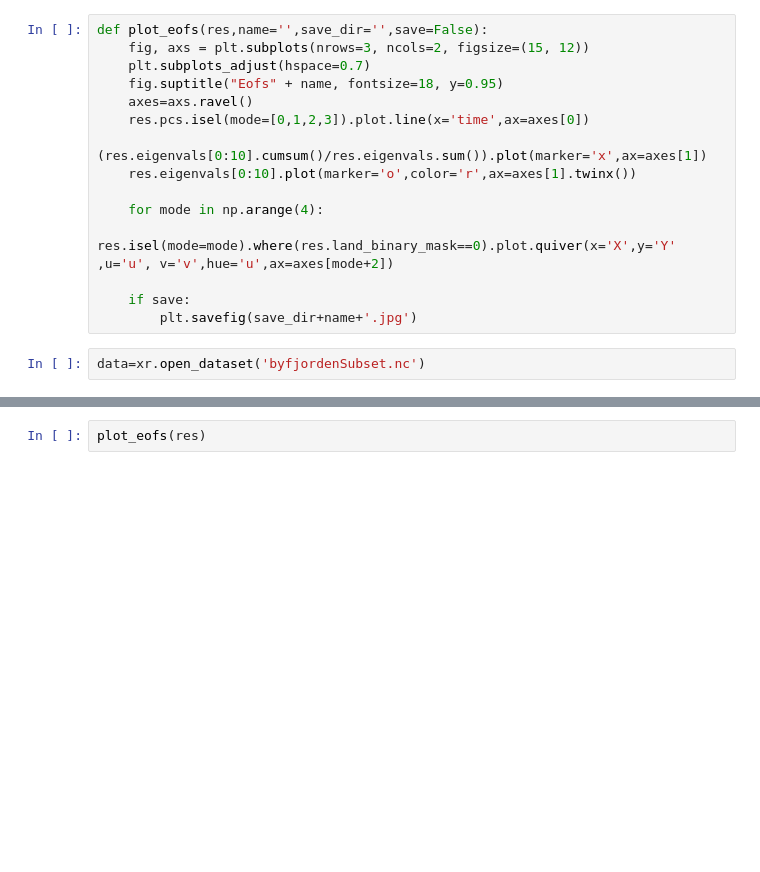
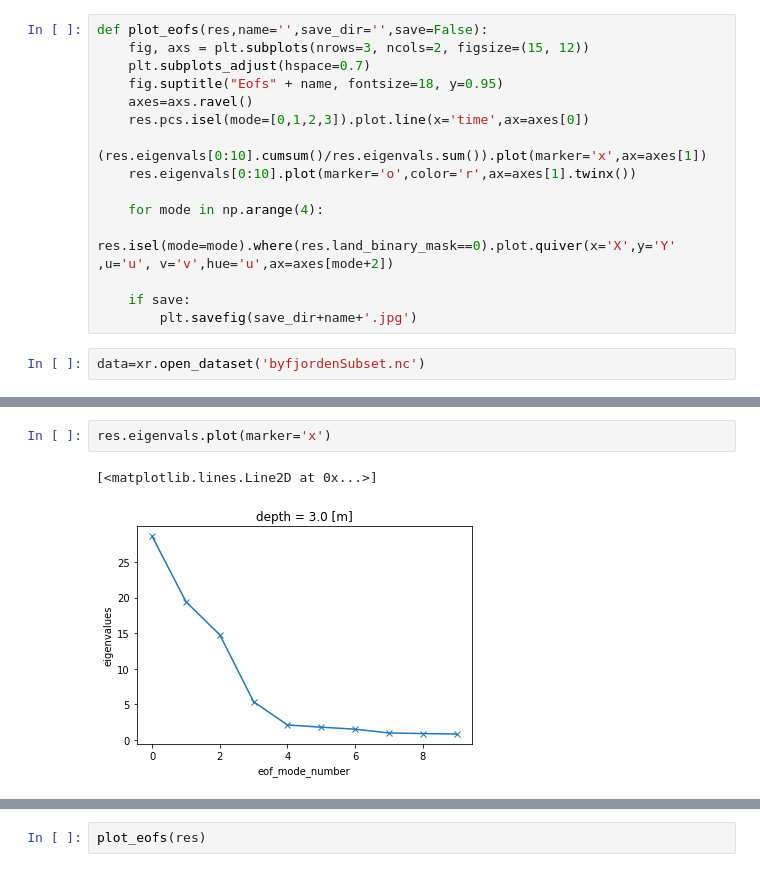
Before and after one commit to galendal/FACTS, a Jupyter notebook: eof_GA.ipynb, the cells around one changed output, grey strips where cells are left out. Drawn from its saved outputs; the diff is of its cells as text; blank space fills up the shorter version.

```diff
--- a/eof_GA.ipynb
+++ b/eof_GA.ipynb
@@ -93,0 +95,5 @@ Data variables:
+# %%
+res.eigenvals.plot(marker='x')
+# %% [output]
+[<matplotlib.lines.Line2D at 0x...>]
+[figure, added]
```
Also changed, not shown: parts of 6 cells of this notebook.
